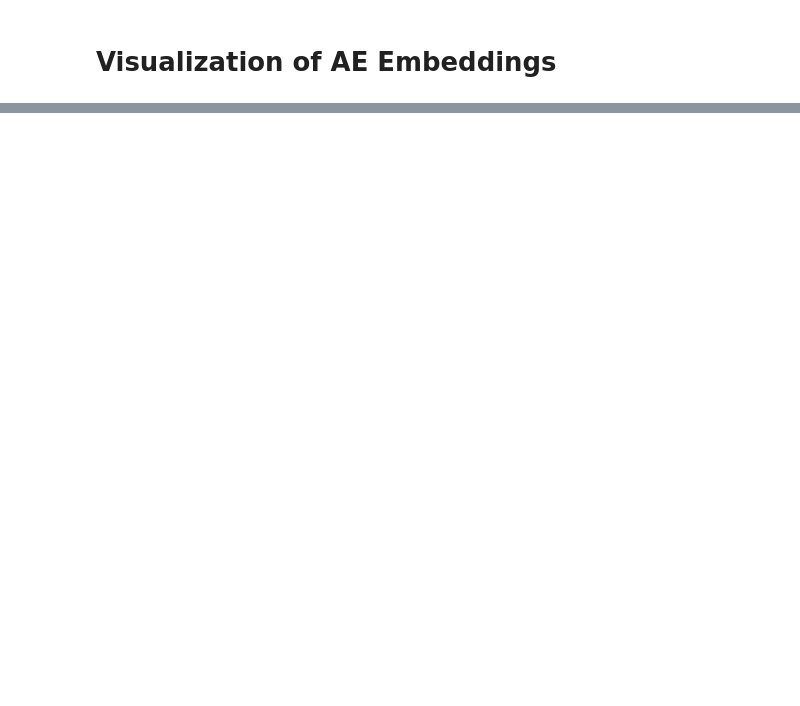
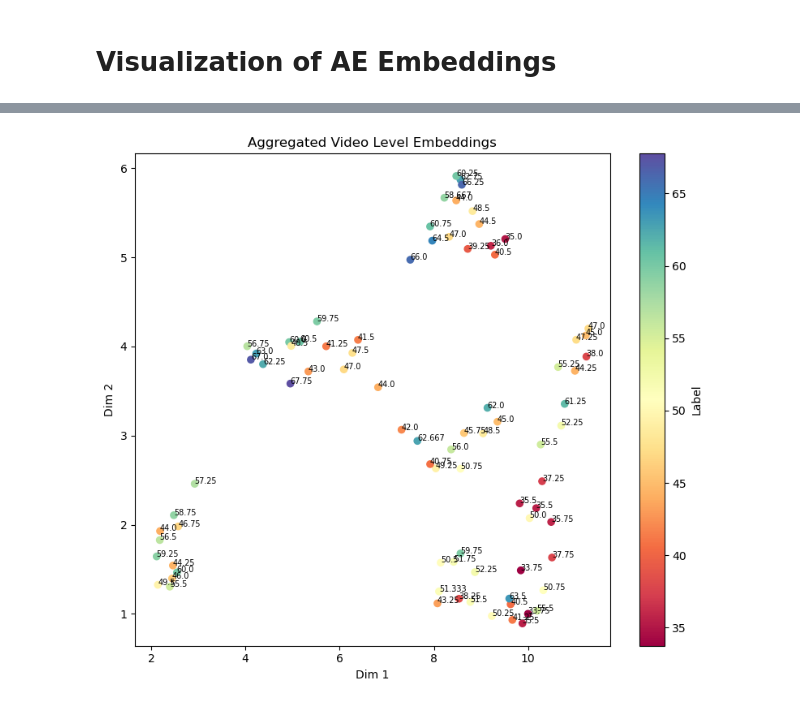
Before and after one commit to FinnWeikert/master-project, a Jupyter notebook: notebooks/embeddings_vis.ipynb, the cells around one changed output, grey strips where cells are left out. Saved outputs shown, nothing was run; the diff lists cells and outputs as text; code cells hidden in the pictures; blank space fills up the shorter version.

```diff
--- a/notebooks/embeddings_vis.ipynb
+++ b/notebooks/embeddings_vis.ipynb
@@ -15,0 +68,11 @@ model_path = "results/models/motion_autoencoder1.0.pth"
+# %%
+extractor = EmbeddingExtractor(ae, window_size=20, step_size=5, device="cpu")
+
+n = 5
+idx = random.sample(range(86), n)
+
+for i in idx:
+    seq = torch.tensor(list(dataset.data.values())[i], dtype=torch.float32, device="cpu")
+    seq_name = list(dataset.data.keys())[i]
+    embeddings = extractor.extract_embeddings(seq)[0]
+    plot_latent_trajectory(embeddings, title=f"Latent Trajectory for {seq_name}")
@@ -15,0 +87,13 @@ model_path = "results/models/motion_autoencoder1.0.pth"
+# %%
+aggregator = EmbeddingAggregator(method="mean_std")
+
+embeddings_dict = {}
+
+with tqdm(total=len(paths), desc="Extracting aggregated embeddings") as pbar:
+    for i in range(len(paths)):
+        seq = torch.tensor(list(dataset.data.values())[i], dtype=torch.float32, device="cpu")
+        seq_name = list(dataset.data.keys())[i]
+        embeddings = extractor.extract_embeddings(seq)[0]
+        embedding = aggregator(embeddings)
+        embeddings_dict[seq_name] = embedding
+        pbar.update(1)
@@ -15,0 +149,18 @@ model_path = "results/models/motion_autoencoder1.0.pth"
+# %%
+df = pd.read_csv("data/scores/merged_scores.csv")[['Vid_Name', 'QRS_Overal']]
+
+# 1. Convert embeddings_dict items to a DataFrame
+embeddings_df = pd.DataFrame(
+    list(embeddings_dict.items()),
+    columns=['Vid_Name', 'Embedding']
+)
+
+# 2. Merge the DataFrames on the common key 'Vid_Name'
+# This automatically handles missing keys and is very fast.
+merged_df = pd.merge(df, embeddings_df, on='Vid_Name', how='inner')
+merged_df_unique = make_scores_unique(merged_df)
+
+# 3. Create the final dictionary from the merged DataFrame
+embeddings_dict_scores = dict(zip(merged_df_unique['QRS_Overal'], merged_df_unique['Embedding']))
+
+len(embeddings_dict_scores)
@@ -15,0 +170,4 @@ model_path = "results/models/motion_autoencoder1.0.pth"
+# %%
+plot_embedding_map(embeddings_dict_scores, labels=list(embeddings_dict_scores.keys()),method='umap', title="Aggregated Video Level Embeddings")
+# %% [output]
+[figure, added]
```
Also changed, not shown: parts of 10 cells of this notebook, 18 other files.
